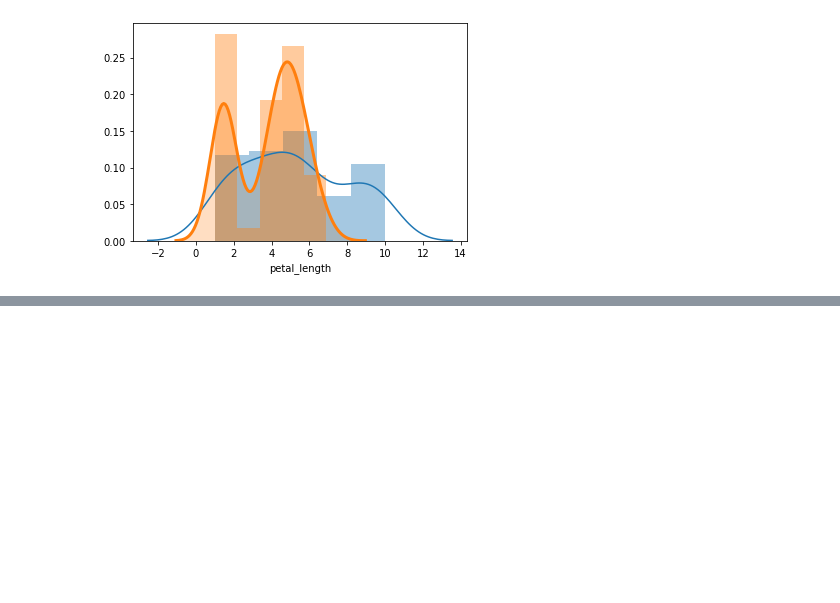
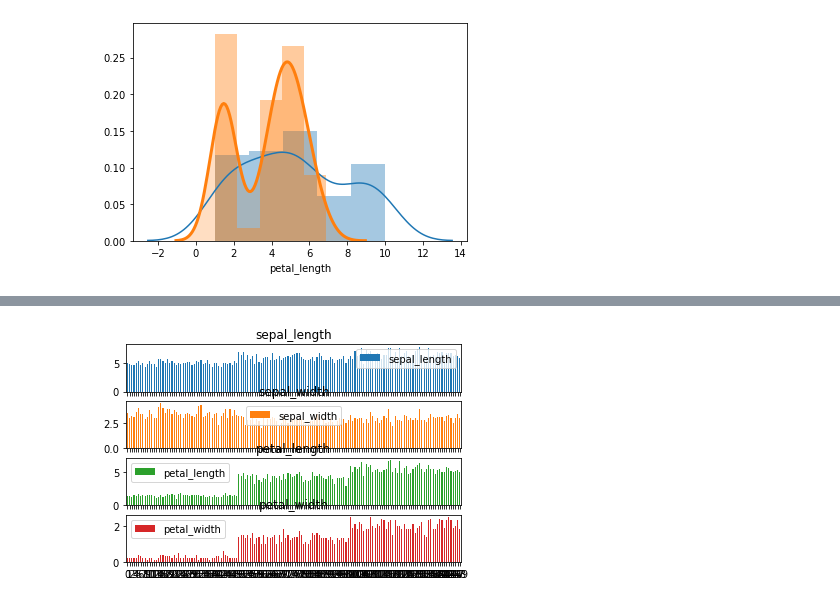
Before and after one commit to gmsarti/aprendendo_ciencia_de_dados, a Jupyter notebook: Estatística/estat_pratica.ipynb, the cells around one changed output, grey strips where cells are left out. Cells and saved outputs as stored; diff of their text form; code cells hidden in the pictures; blank space fills up the shorter version.

```diff
--- a/Estatística/estat_pratica.ipynb
+++ b/Estatística/estat_pratica.ipynb
@@ -331,0 +360,4 @@ display(sns.distplot(iris['petal_length'], hist = True, kde_kws = {'shade': True
+# %%
+ax = iris.plot.bar(rot=0, subplots = True)
+# %% [output]
+[figure, added]
```
Also changed, not shown: parts of 7 cells of this notebook.
